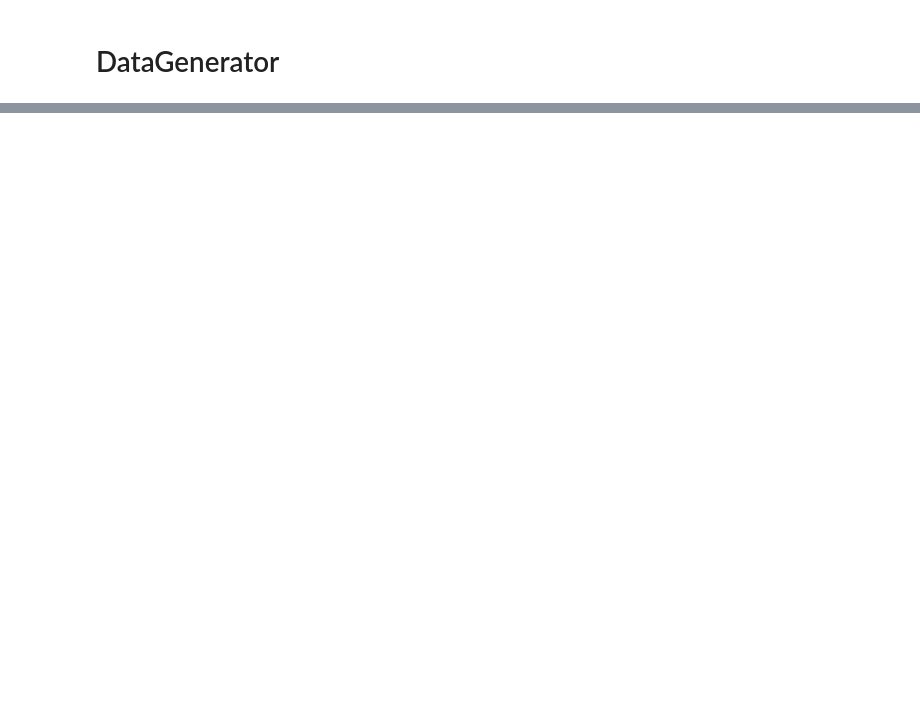
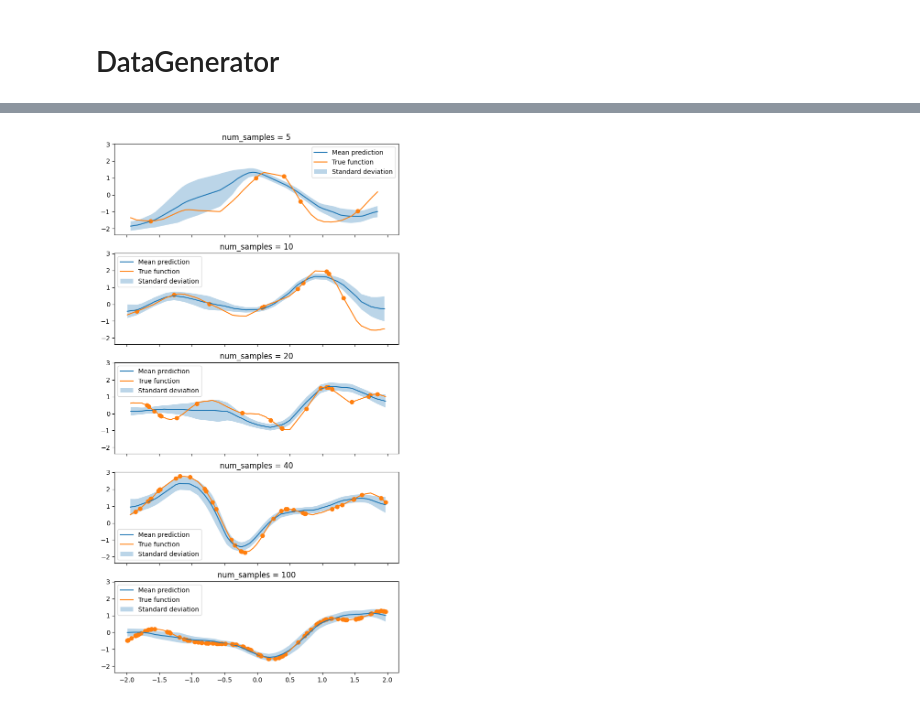
Before and after one commit to tonywu71/neural-processes, a Jupyter notebook: train_cnp_from_arbitrary_gp.ipynb, the cells around one changed output, grey strips where cells are left out. Drawn from its saved outputs; the diff is of its cells as text; code cells hidden in the pictures; blank space fills up the shorter version.

```diff
--- a/train_cnp_from_arbitrary_gp.ipynb
+++ b/train_cnp_from_arbitrary_gp.ipynb
@@ -76,0 +135,17 @@ fig = plot_preds_from_ds_test(model, ds_test=data_generator.test_ds, num_samples
+# %%
+list_num_context = [5, 10, 20, 40, 100]
+
+fig, axis = plt.subplots(len(list_num_context), 1,
+                         figsize=(8, 3*len(list_num_context)),
+                         sharex=True,
+                         sharey=True)
+
+for idx_plot, num_context in enumerate(list_num_context):
+    (context_x, context_y, target_x), target_y = draw_single_example_from_arbitrary_gp(
+        kernel_length_scale=0.4,
+        num_context=num_context,
+        num_target=50
+    )
+
+    plot_preds_from_single_example(model, context_x, context_y, target_x, target_y, ax=axis[idx_plot])
+# %% [output]
@@ -76,0 +157 @@ fig = plot_preds_from_ds_test(model, ds_test=data_generator.test_ds, num_samples
+[figure, added]
```
Also changed, not shown: parts of 15 cells of this notebook, 2 other files.
